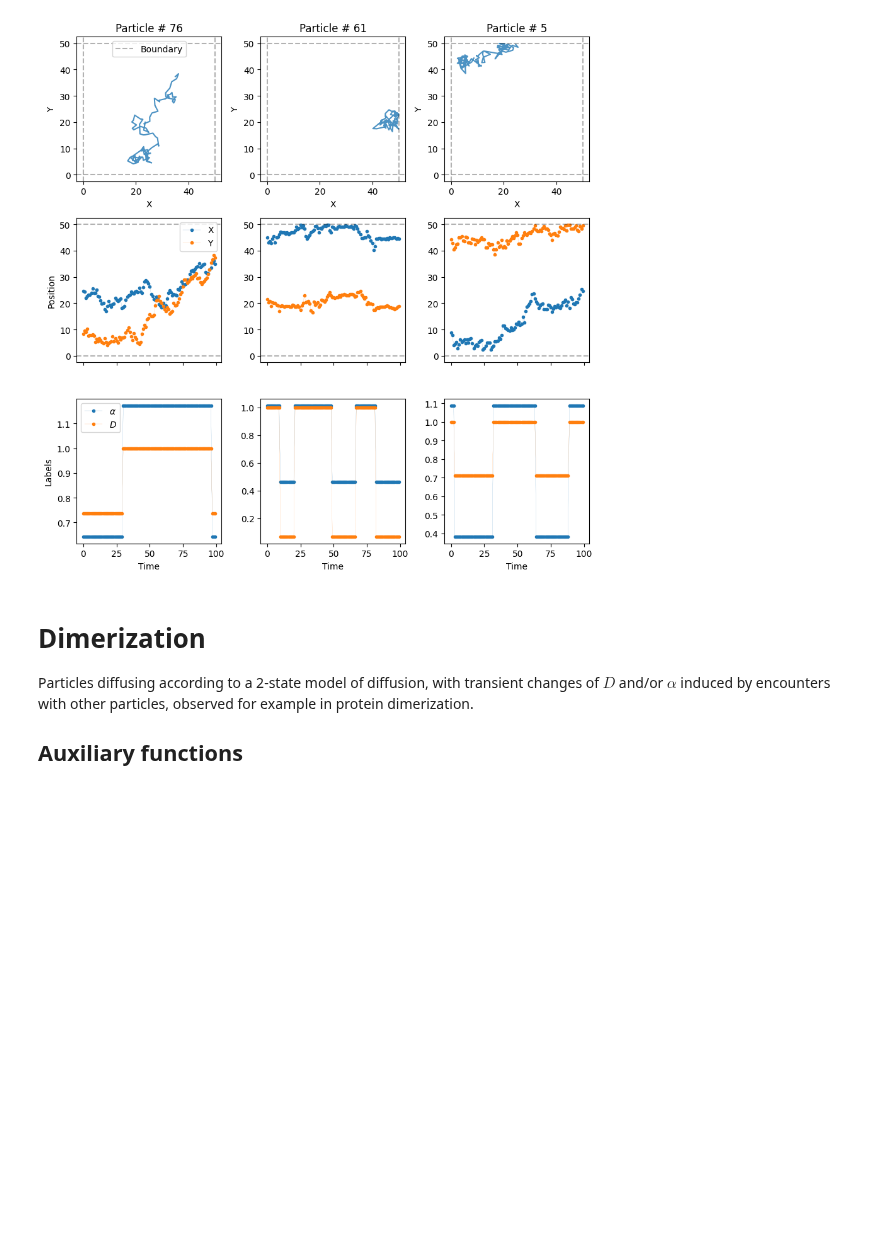
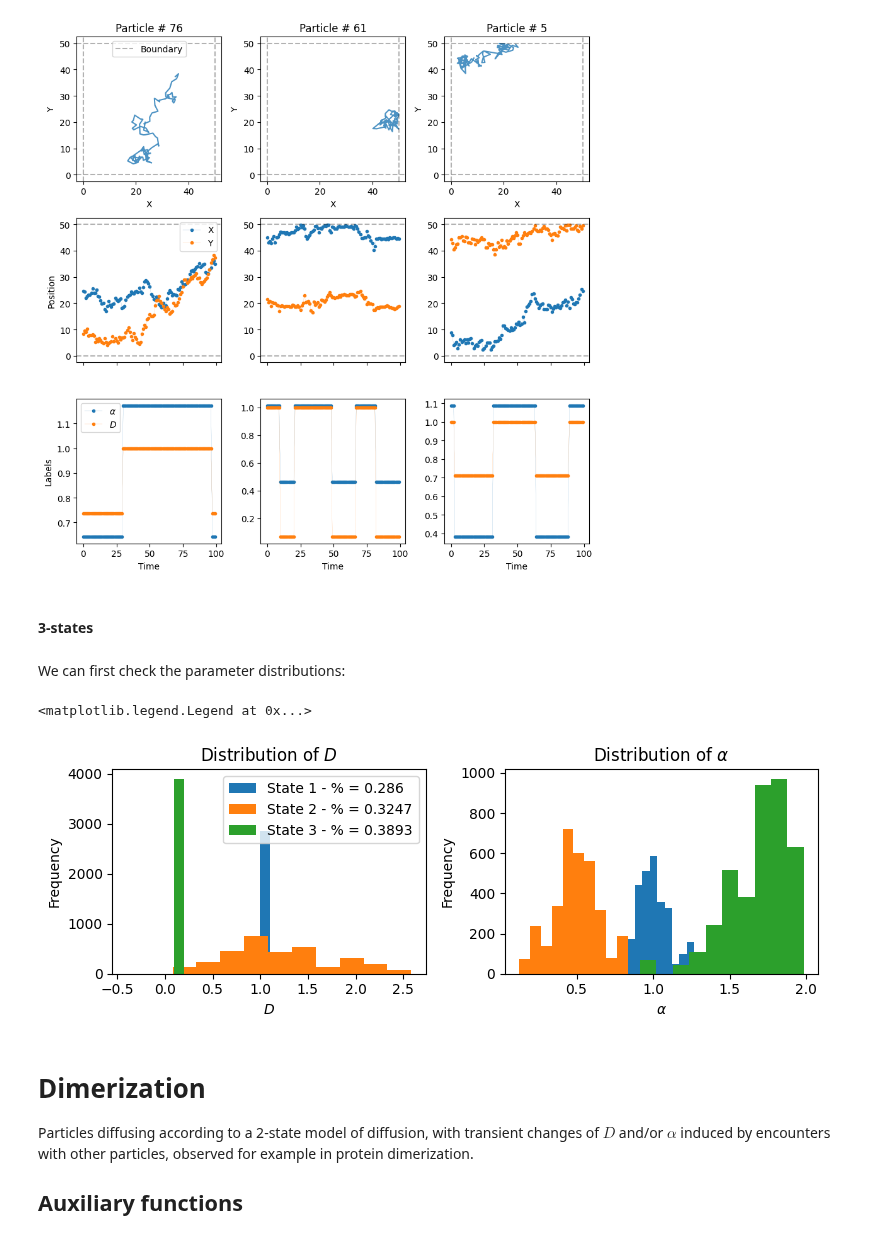
Before and after one commit to AnDiChallenge/andi_datasets, a Jupyter notebook: source_nbs/lib_nbs/models_phenom.ipynb, the cells around one changed output. Cells and saved outputs as stored; diff of their text form; code cells hidden in the pictures; blank space fills up the shorter version.

```diff
--- a/source_nbs/lib_nbs/models_phenom.ipynb
+++ b/source_nbs/lib_nbs/models_phenom.ipynb
@@ -661,8 +661,8 @@ class models_phenom(models_phenom):
                     M: np.array = [[0.9 , 0.1],[0.1 ,0.9]],
                     Ds: np.array = [[1, 0], [0.1, 0]],
                     alphas: np.array = [[1, 0], [1, 0]],
-                    gamma_d = [1],
-                    epsilon_a = [0],
+                    gamma_d = None,
+                    epsilon_a = None,
                     L = None,
                     return_state_num = False,
                     init_state = None):
@@ -712,6 +712,12 @@ class models_phenom(models_phenom):
             alphas = np.array(alphas)
 
 
+        # Get epsilon and gamma
+        if gamma_d is None:
+            gamma_d = [1]*(M.shape[0]-1)
+        if epsilon_a is None:
+            epsilon_a = [0]*(M.shape[0]-1)
+
 
         trajs = np.zeros((T, N, 2))
         if return_state_num:
@@ -806,6 +814,37 @@ And then see some examples of trajectories:
 plot_trajs(trajs, L, N, labels = labels, plot_labels = True)
 # %% [output]
 [figure]
+# %% [markdown]
+#### 3-states
+# %%
+N = 100; L = 50; T = 100;
+
+trajs, labels = models_phenom().multi_state(N = N, T = T, L = L,
+                                            M = np.array([[0.98 , 0.01, 0.01],[0.01, 0.98, 0.01], [0.01, 0.01, 0.98]]),
+                                            Ds = np.array([[1, 0], [1, 0.5], [0.1, 0]]),
+                                            alphas = np.array([[1, 0.01], [0.5, 0.02], [1.8, 0.1]]),
+                                            # epsilon_a=[0.4], gamma_d = [0.75],
+                                            return_state_num=True)
+# %% [markdown]
+We can first check the parameter distributions:
+# %%
+fig, ax = plt.subplots(1, 2, figsize = (8, 3), tight_layout = True)
+
+# Diffusion coefficients
+ax[0].hist(labels[labels[:,:,3] == 0, 1].flatten(), label = f'State 1 - % = {(labels[:,:,3] == 0).sum()/np.prod(labels.shape[:2])}')
+ax[0].hist(labels[labels[:,:,3] == 1, 1].flatten(), label = f'State 2 - % = {(labels[:,:,3] == 1).sum()/np.prod(labels.shape[:2])}')
+ax[0].hist(labels[labels[:,:,3] == 2, 1].flatten(), label = f'State 3 - % = {(labels[:,:,3] == 2).sum()/np.prod(labels.shape[:2])}')
+plt.setp(ax[0], title = r'Distribution of $D$', xlabel = r'$D$', ylabel = 'Frequency');
+
+# Anomalous exponents
+ax[1].hist(labels[labels[:,:,3] == 0, 0].flatten(), label = f'State 1 - # = {(labels[:,:,3] == 0).sum()}')
+ax[1].hist(labels[labels[:,:,3] == 1, 0].flatten(), label = f'State 2 - # = {(labels[:,:,3] == 1).sum()}')
+ax[1].hist(labels[labels[:,:,3] == 2, 0].flatten(), label = f'State 3 - # = {(labels[:,:,3] == 2).sum()}')
+plt.setp(ax[1], title = r'Distribution of $\alpha$', xlabel = r'$\alpha$', ylabel = 'Frequency');
+ax[0].legend()
+# %% [output]
+<matplotlib.legend.Legend at 0x...>
+[figure, added]
 # %% [markdown]
 # Dimerization
 
```
Also changed, not shown: parts of 3 cells of this notebook, 1 other file.
